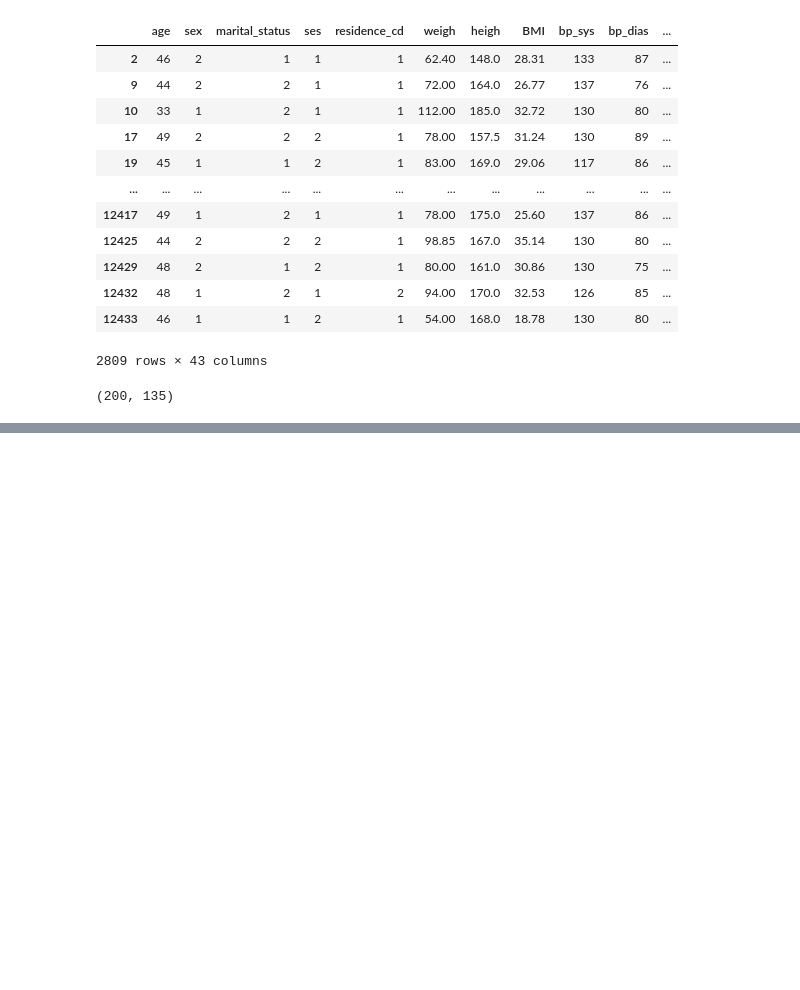
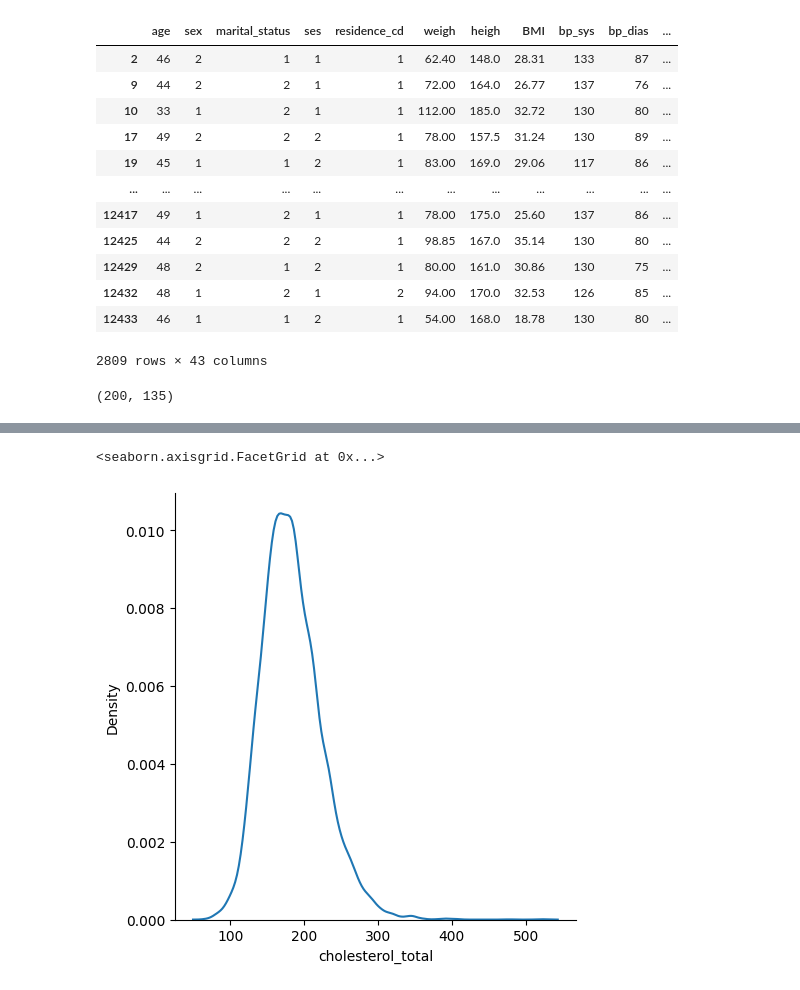
Before and after one commit to TalRos99/Medical-Data, a Jupyter notebook: MedicalData_Final.ipynb, the cells around one changed output, grey strips where cells are left out. Cells and saved outputs as stored; diff of their text form; code cells hidden in the pictures; blank space fills up the shorter version.

```diff
--- a/MedicalData_Final.ipynb
+++ b/MedicalData_Final.ipynb
@@ -201,0 +213,6 @@ train_df.to_csv('new_dataset.csv')
+# %%
+train_df['new_bp_model'] = (train_df['bp_sys'] * train_df['bp_dias'])
+train_df.to_csv('new_dataset.csv')
+train_df = train_df.drop(['bp_sys', 'bp_dias'], axis=1)
+# %%
+train_df['albumin'] = train_df['albumin'].fillna(train_df['albumin'].mean()) # מלאים את החציוני באוכלוסיה כדי לשמור על העמודה ולהשתמש בה
@@ -201,0 +234,2 @@ train_df.to_csv('new_dataset.csv')
+# %%
+train_df = train_df.drop(['weigh', 'heigh'], axis=1)
@@ -201,0 +246,6 @@ train_df.to_csv('new_dataset.csv')
+# %%
+train_df.to_csv('new_dataset.csv')
+sns.displot(train_df['cholesterol_total'], kind='kde')
+# %% [output]
+<seaborn.axisgrid.FacetGrid at 0x...>
+[figure, added]
```
Also changed, not shown: parts of 16 cells of this notebook, 1 other file.
